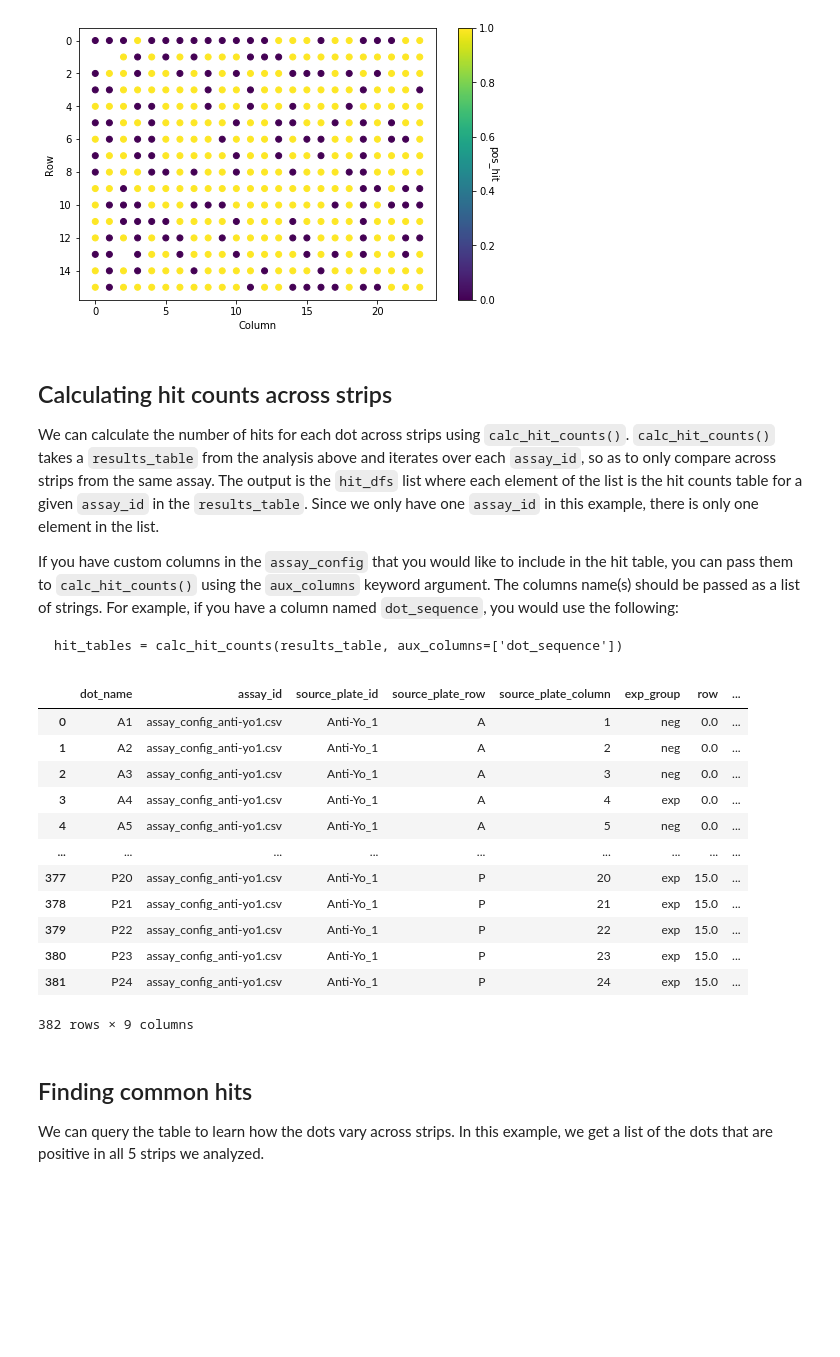
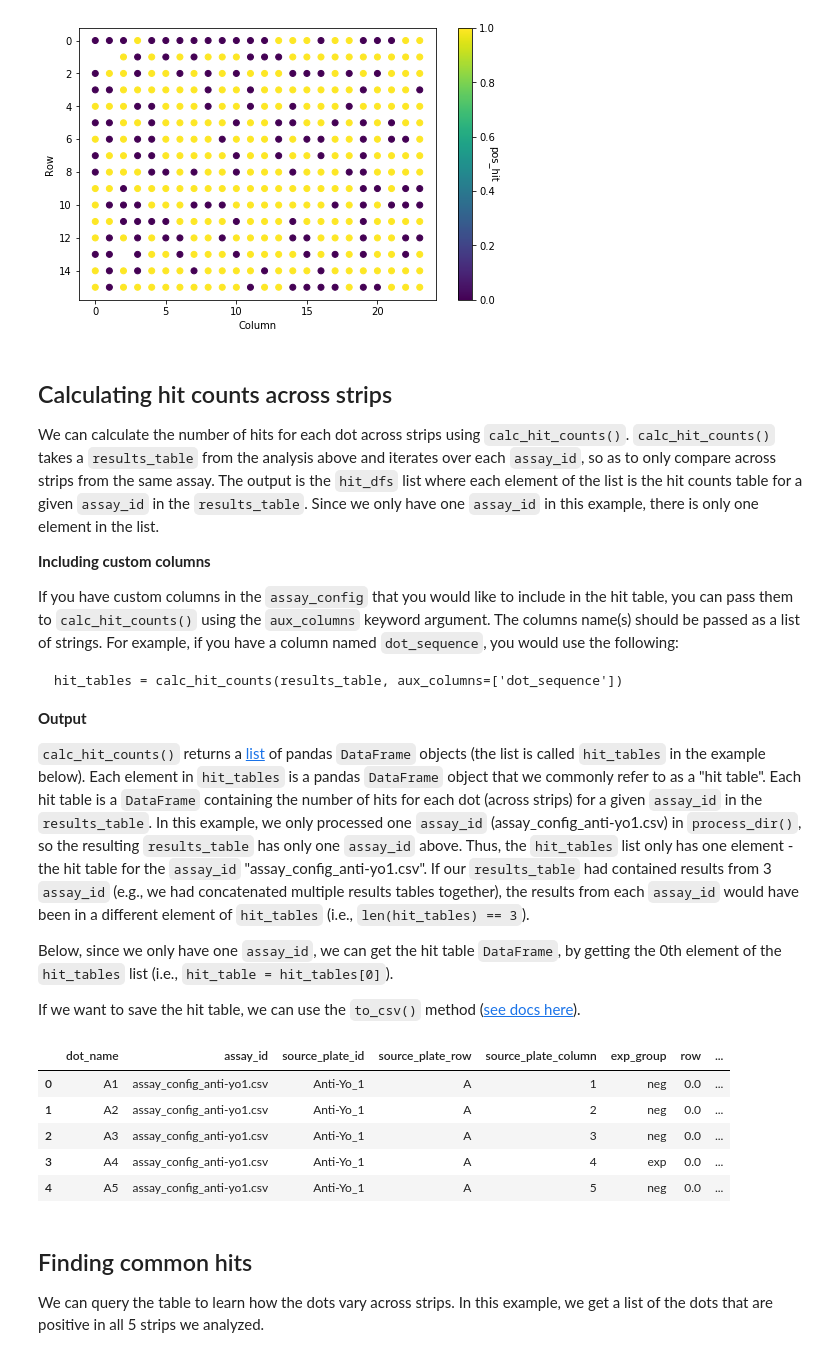
Before and after one commit to czbiohub/dotblotr, a Jupyter notebook: examples/multi_file_example.ipynb, the cells around one changed output. Drawn from its saved outputs; the diff is of its cells as text; code cells hidden in the pictures; blank space fills up the shorter version.

Commit message:
update example docs

````diff
--- a/examples/multi_file_example.ipynb
+++ b/examples/multi_file_example.ipynb
@@ -66,30 +66,39 @@ plot_value(third_strip_results, 'pos_hit');
 # %% [markdown]
 ## Calculating hit counts across strips
 We can calculate the number of hits for each dot across strips using `calc_hit_counts()`. `calc_hit_counts()` takes a `results_table` from the analysis above and iterates over each `assay_id`, so as to only compare across strips from the same assay. The output is the `hit_dfs` list where each element of the list is the hit counts table for a given `assay_id` in the `results_table`. Since we only have one `assay_id` in this example, there is only one element in the list.
+
+**Including custom columns**
 
 If you have custom columns in the `assay_config` that you would like to include in the hit table, you can pass them to `calc_hit_counts()` using the `aux_columns` keyword argument. The columns name(s) should be passed as a list of strings. For example, if you have a column named `dot_sequence`, you would use the following:
 
 ```
 hit_tables = calc_hit_counts(results_table, aux_columns=['dot_sequence'])
 ```
+
+**Output**
+
+`calc_hit_counts()` returns a [list](https://docs.python.org/3/tutorial/datastructures.html#more-on-lists) of pandas `DataFrame` objects (the list is called `hit_tables` in the example below). Each element in `hit_tables` is a pandas `DataFrame` object that we commonly refer to as a "hit table". Each hit table is a `DataFrame` containing the number of hits for each dot (across strips) for a given `assay_id` in the `results_table`. In this example, we only processed one `assay_id` (assay_config_anti-yo1.csv) in `process_dir()`, so the resulting `results_table` has only one `assay_id` above. Thus, the `hit_tables` list only has one element - the hit table for the `assay_id` "assay_config_anti-yo1.csv". If our `results_table` had contained results from 3 `assay_id` (e.g., we had concatenated multiple results tables together), the results from each `assay_id` would have been in a different element of `hit_tables` (i.e., `len(hit_tables) == 3`).
+
+Below, since we only have one `assay_id`, we can get the hit table `DataFrame`, by getting the 0th element of the `hit_tables` list (i.e., `hit_table = hit_tables[0]`).
+
+If we want to save the hit table, we can use the `to_csv()` method ([see docs here](https://pandas.pydata.org/pandas-docs/stable/reference/api/pandas.DataFrame.to_csv.html)).
 # %%
 # table of hit counts
 hit_tables = calc_hit_counts(results_table)
-hit_tables[0]
+hit_table = hit_tables[0]
+
+# save the hit table
+filename = 'hit_table.csv'
+hit_table.to_csv(filename)
+
+hit_table.head()
 # %% [output]
 |  | dot_name | assay_id | source_plate_id | source_plate_row | source_plate_column | exp_group | row | ... |
 | 0 | A1 | assay_config_anti-yo1.csv | Anti-Yo_1 | A | 1 | neg | 0.0 | ... |
 | 1 | A2 | assay_config_anti-yo1.csv | Anti-Yo_1 | A | 2 | neg | 0.0 | ... |
 | 2 | A3 | assay_config_anti-yo1.csv | Anti-Yo_1 | A | 3 | neg | 0.0 | ... |
 | 3 | A4 | assay_config_anti-yo1.csv | Anti-Yo_1 | A | 4 | exp | 0.0 | ... |
 | 4 | A5 | assay_config_anti-yo1.csv | Anti-Yo_1 | A | 5 | neg | 0.0 | ... |
-| ... | ... | ... | ... | ... | ... | ... | ... | ... |
-| 377 | P20 | assay_config_anti-yo1.csv | Anti-Yo_1 | P | 20 | exp | 15.0 | ... |
-| 378 | P21 | assay_config_anti-yo1.csv | Anti-Yo_1 | P | 21 | exp | 15.0 | ... |
-| 379 | P22 | assay_config_anti-yo1.csv | Anti-Yo_1 | P | 22 | exp | 15.0 | ... |
-| 380 | P23 | assay_config_anti-yo1.csv | Anti-Yo_1 | P | 23 | exp | 15.0 | ... |
-| 381 | P24 | assay_config_anti-yo1.csv | Anti-Yo_1 | P | 24 | exp | 15.0 | ... |
-382 rows × 9 columns
 # %% [markdown]
 ## Finding common hits
 We can query the table to learn how the dots vary across strips. In this example, we get a list of the dots that are positive in all 5 strips we analyzed.
````
Also changed, not shown: parts of 1 cell of this notebook.
